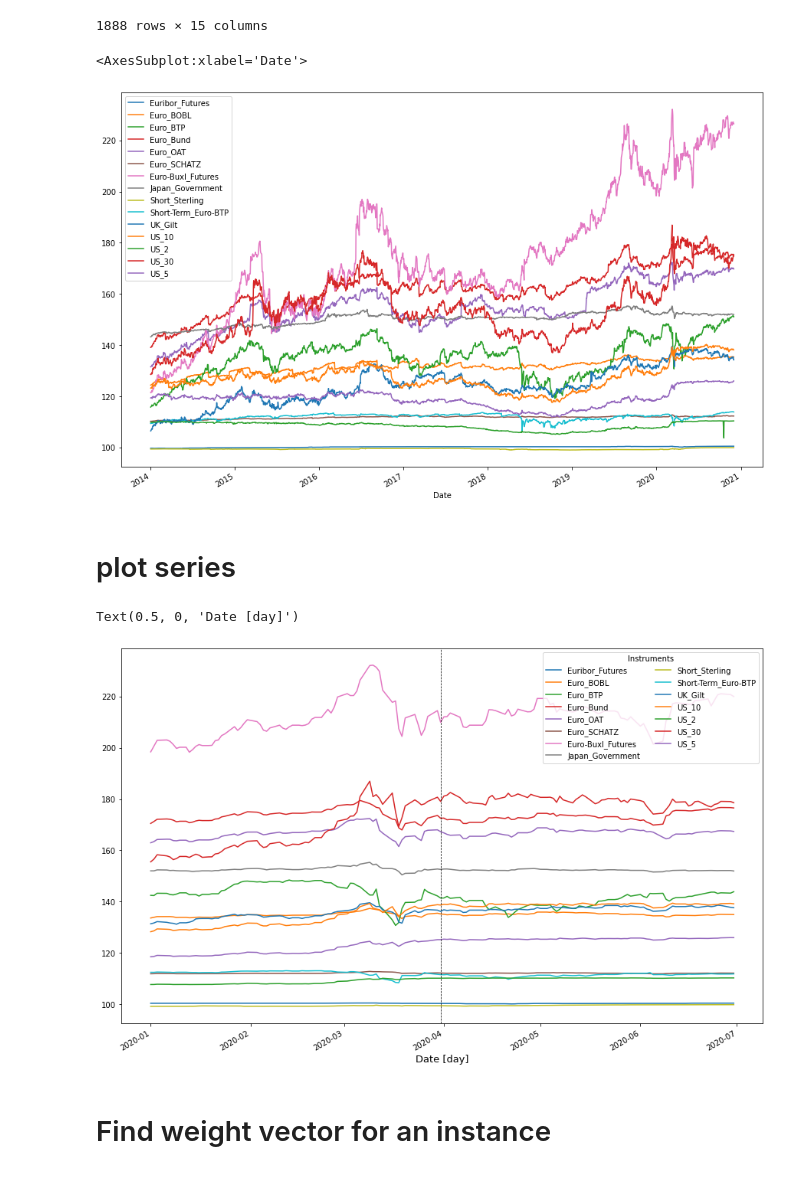
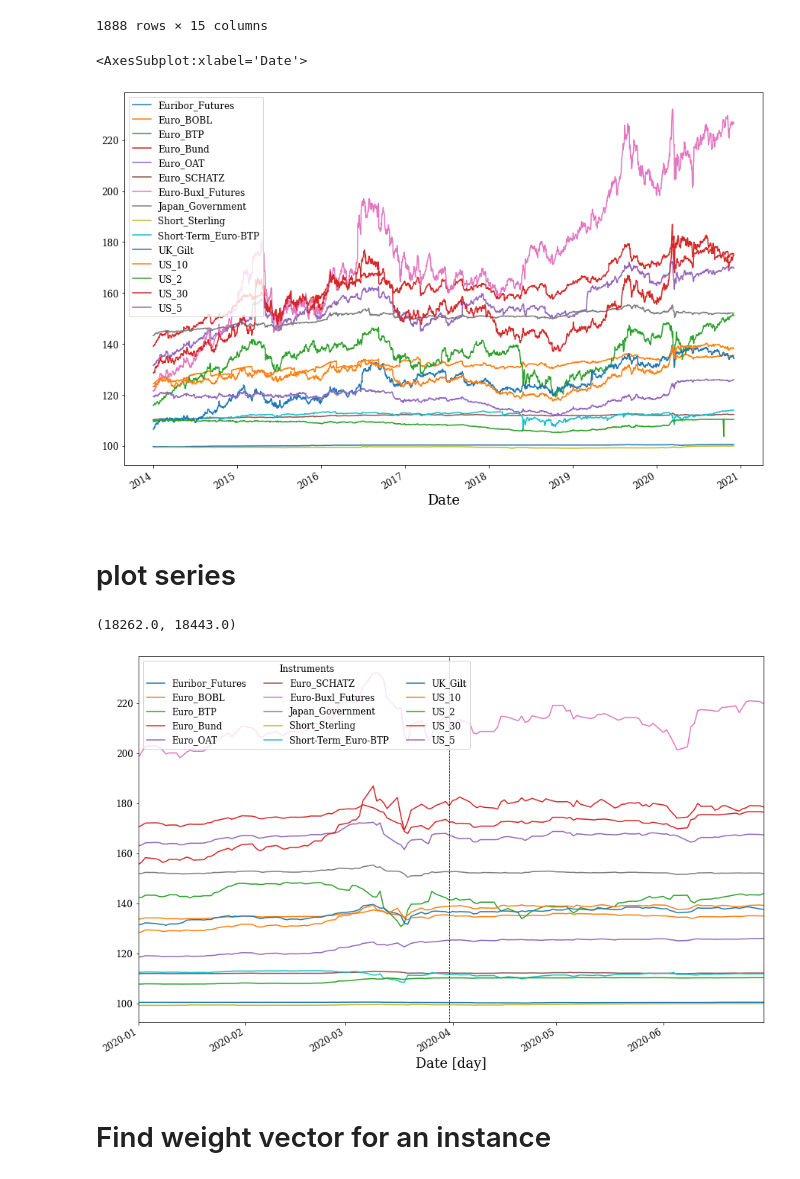
Before and after one commit to scikibu/Two-step-optimization-paper, a Jupyter notebook: Optimization.ipynb, the cells around one changed output. Saved outputs shown, nothing was run; the diff lists cells and outputs as text; code cells hidden in the pictures.

```diff
--- a/Optimization.ipynb
+++ b/Optimization.ipynb
@@ -13,6 +13,19 @@ import statsmodels.tsa.api as sm
 import scipy
 from scipy.optimize import minimize
 import matplotlib.pyplot as plt
+
+SMALL_SIZE = 12
+MEDIUM_SIZE = 14
+BIGGER_SIZE = 18
+
+plt.rc('font', size=SMALL_SIZE)  # controls default text sizes
+plt.rc('axes', titlesize=SMALL_SIZE)  # fontsize of the axes title
+plt.rc('axes', labelsize=BIGGER_SIZE)  # fontsize of the x and y labels
+plt.rc('xtick', labelsize=SMALL_SIZE)  # fontsize of the tick labels
+plt.rc('ytick', labelsize=SMALL_SIZE)  # fontsize of the tick labels
+plt.rc('legend', fontsize=SMALL_SIZE)  # legend fontsize
+plt.rc('figure', titlesize=BIGGER_SIZE)  # fontsize of the figure title
+plt.rc('font', family="serif")
 # %% [markdown]
 # Load data
 
@@ -41,22 +54,24 @@ bonds
 bonds.plot(figsize=(15,10))
 # %% [output]
 <AxesSubplot:xlabel='Date'>
-[figure, old version]
+[figure, new version]
 # %% [markdown]
 # plot series
 # %%
 in_sample=slice("2020-01-01", "2020-03-31")
 out_sample=slice("2020-04-01", "2020-06-30")
-
+x = bonds[in_sample.start:out_sample.stop]
+# x -= x.iloc[0]
 # From the plot above I've identified a shorter period with a quite stable situation
 fig, ax = plt.subplots(1, 1, figsize=(15, 10))
-bonds[in_sample.start:out_sample.stop].plot(ax=ax)
+x.plot(ax=ax)
 ax.axvline(in_sample.stop, color="black", linestyle="--", linewidth=0.75)
-ax.legend(loc="best", title="Instruments", ncol=2)
-ax.set_xlabel("Date [day]", fontsize=14)
+ax.legend(loc="best", title="Instruments", ncol=3)
+ax.set_xlabel("Date [day]")
+ax.set_xlim((x.index[0], x.index[-1]))
 # %% [output]
-Text(0.5, 0, 'Date [day]')
+(18262.0, 18443.0)
-[figure, old version]
+[figure, new version]
 # %%
 bonds_in = bonds['2017-07':'2017-09'] #Q3 of 2017
 bonds_out = bonds['2017-11':'2017-12'] #Q4 0f 2017
```
